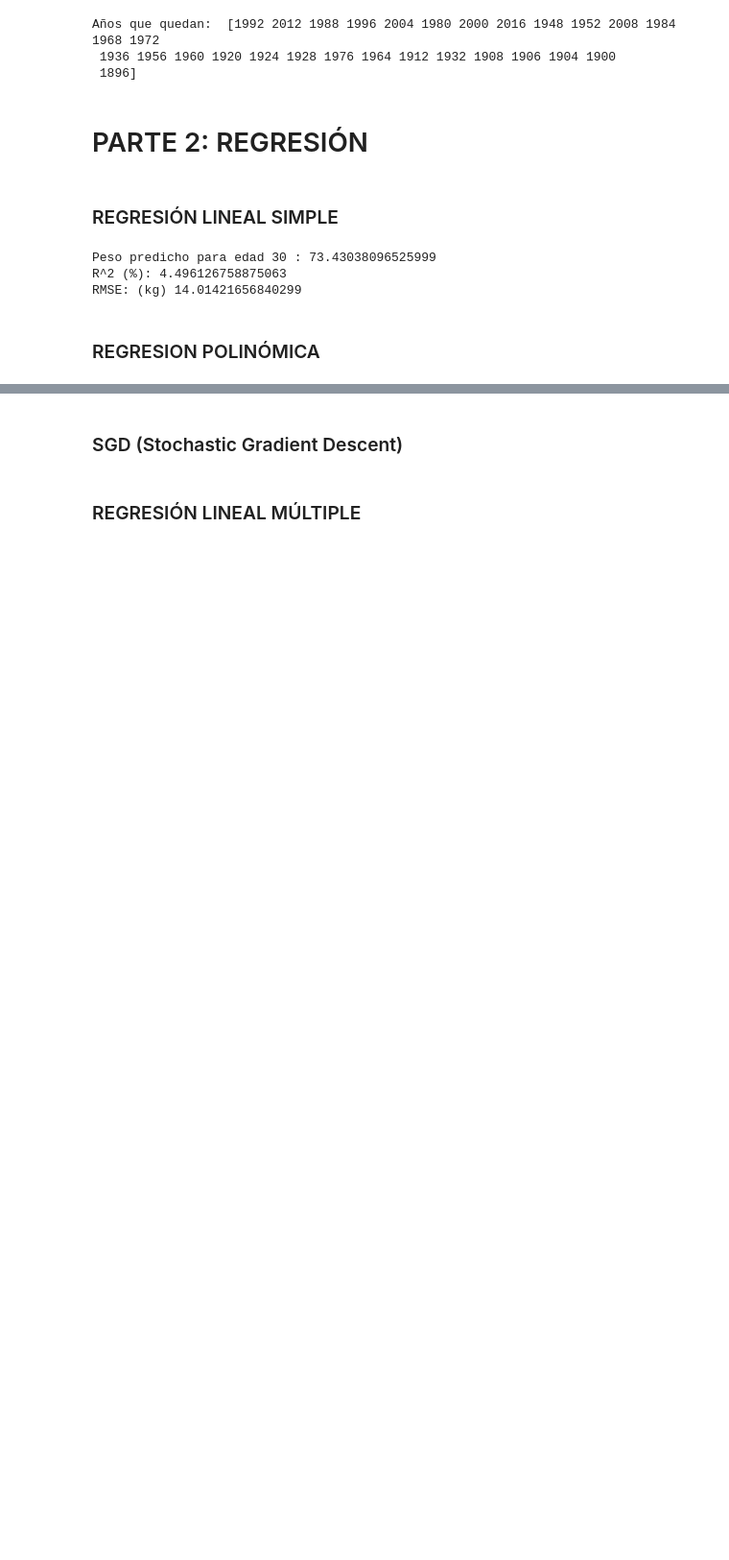
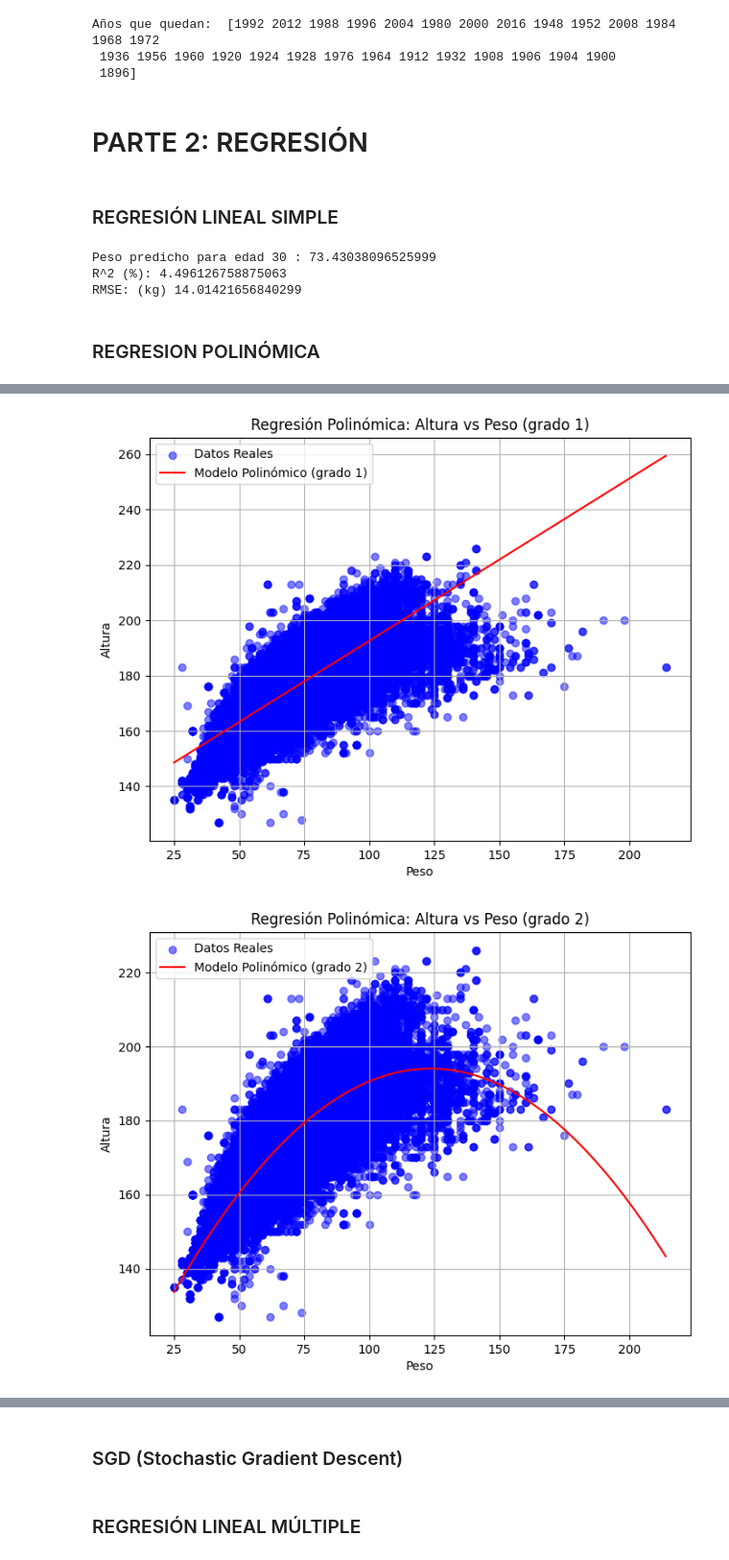
Before and after one commit to VIZ3NT04/model_ath, a Jupyter notebook: piton.ipynb, the cells around one changed output, grey strips where cells are left out. Shown at 96% size. Drawn from its saved outputs; the diff is of its cells as text; code cells hidden in the pictures; blank space fills up the shorter version.

```diff
--- a/piton.ipynb
+++ b/piton.ipynb
@@ -631,0 +556,79 @@ TypeError: 'numpy.ndarray' object is not callable
+# %%
+import numpy as np
+import pandas as pd
+from sklearn.linear_model import LinearRegression
+from sklearn.preprocessing import PolynomialFeatures
+from sklearn.model_selection import train_test_split
+from sklearn.metrics import mean_squared_error, r2_score
+import matplotlib.pyplot as plt
+
+X_scaled = df[['Weight_scaled']]   # Edad escalada
+y_scaled = df[['Height_scaled']]   # Peso escalado
+
+# Dividir datos en entrenamiento y prueba
+X_train, X_test, y_train, y_test = train_test_split(
+    X_scaled, y_scaled, test_size=0.2, random_state=42
+)
+
+# Guardar los min y max para desescalar luego
+height_min, height_max = df['Height'].min(), df['Height'].max()
+weight_min, weight_max = df['Weight'].min(), df['Weight'].max()
+
+# -------------------------------------
+# Loop para probar diferentes grados
+# -------------------------------------
+degrees = [1, 2, 3, 4, 5]
+results = []
+
+for degree in degrees:
+    # Transformar características
+    poly = PolynomialFeatures(degree)
+    X_train_poly = poly.fit_transform(X_train)
+    X_test_poly = poly.transform(X_test)
+
+    # Entrenar modelo
+    model = LinearRegression()
+    model.fit(X_train_poly, y_train)
+
+    # Predicciones (escaladas)
+    y_pred_scaled = model.predict(X_test_poly)
+
+    # Métricas en escala
+    mse = mean_squared_error(y_test, y_pred_scaled)
+    rmse = np.sqrt(mse)
+    r2 = r2_score(y_test, y_pred_scaled)
+    results.append((degree, mse, rmse, r2))
+
+    # ---------------------------
+    # Graficar resultados en valores reales
+    # ---------------------------
+    # Desescalar X y predicciones
+    X_range_scaled = np.linspace(0, 1, 300).reshape(-1, 1)
+    X_range_poly = poly.transform(X_range_scaled)
+    y_range_pred_scaled = model.predict(X_range_poly)
+
+    # Convertir a valores reales
+    X_range_real = X_range_scaled * (weight_max - weight_min) + weight_min
+    y_range_pred_real = y_range_pred_scaled * (height_max - height_min) + height_min
+
+    plt.figure(figsize=(8,6))
+    # Datos reales en valores reales
+    plt.scatter(df['Weight'], df['Height'], color='blue', alpha=0.5, label="Datos Reales")
+    # Predicciones del modelo
+    plt.plot(X_range_real, y_range_pred_real, color='red', label=f"Modelo Polinómico (grado {degree})")
+    plt.xlabel("Peso")
+    plt.ylabel("Altura")
+    plt.title(f"Regresión Polinómica: Altura vs Peso (grado {degree})")
+    plt.legend()
+    plt.grid()
+    plt.show()
+
+# -------------------------------------
+# Resultados en tabla
+# -------------------------------------
+results_df = pd.DataFrame(results, columns=["Degree", "MSE", "RMSE", "R²"]).sort_values(by="R²", ascending=False)
+print("\nResultados de los modelos de regresión polinómica (ordenados por R²):")
+print(results_df.to_string(index=False))
+# %% [output]
+[figure, added]
+[figure, added]
```
Also changed, not shown: parts of 8 cells of this notebook.
